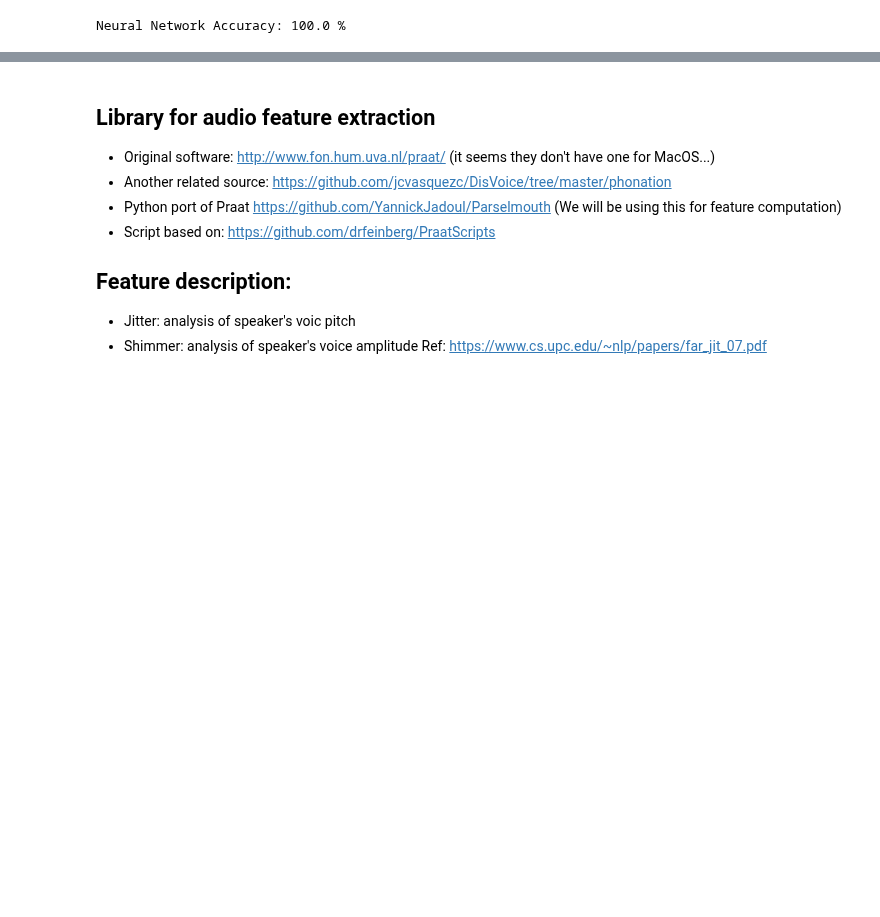
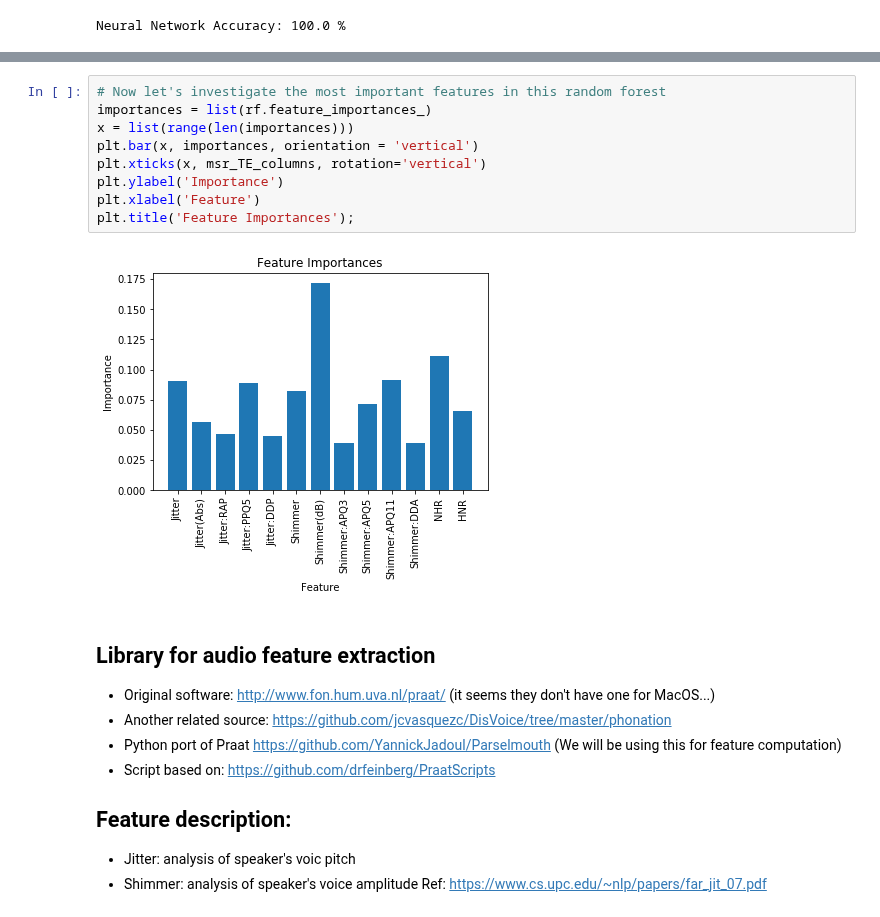
Before and after one commit to adachille/parkinsons-detector, a Jupyter notebook: parkinsons-data-exploration.ipynb, the cells around one changed output, grey strips where cells are left out. Drawn from its saved outputs; the diff is of its cells as text; blank space fills up the shorter version.

```diff
--- a/parkinsons-data-exploration.ipynb
+++ b/parkinsons-data-exploration.ipynb
@@ -503,3 +546,14 @@ Neural Network Accuracy: 100.0 %
+# %%
+# Now let's investigate the most important features in this random forest
+importances = list(rf.feature_importances_)
+x = list(range(len(importances)))
+plt.bar(x, importances, orientation = 'vertical')
+plt.xticks(x, msr_TE_columns, rotation='vertical')
+plt.ylabel('Importance')
+plt.xlabel('Feature')
+plt.title('Feature Importances');
+# %% [output]
+[figure, added]
 # %% [markdown]
 ## Library for audio feature extraction
 - Original software: http://www.fon.hum.uva.nl/praat/ (it seems they don't have one for MacOS...)
```
Also changed, not shown: parts of 5 cells of this notebook.
